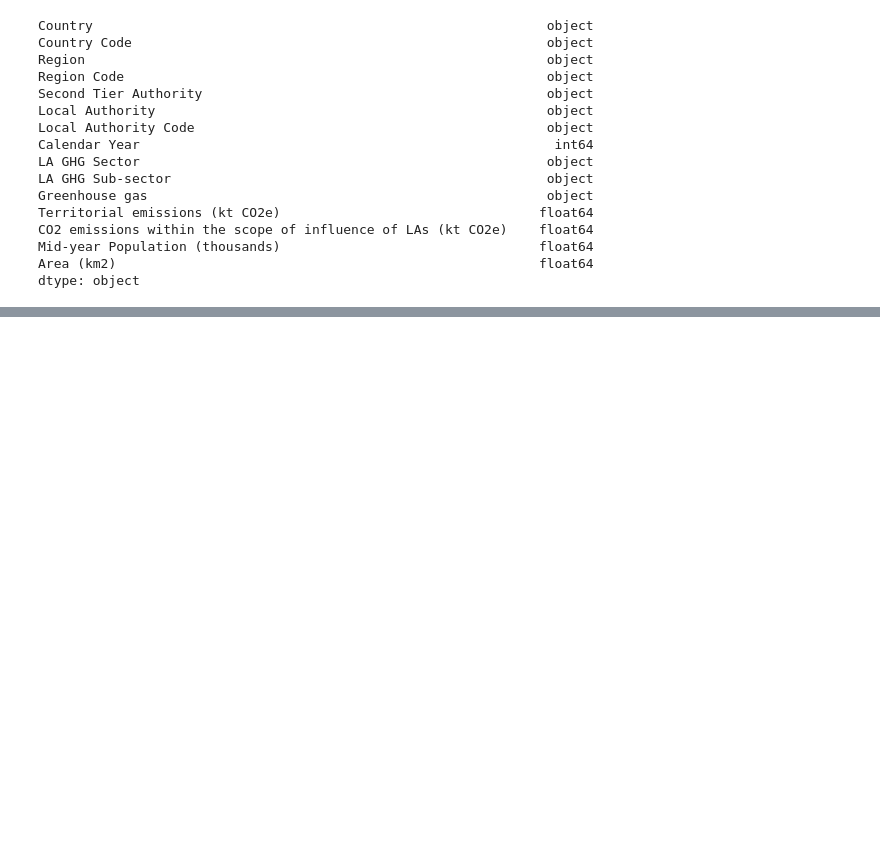
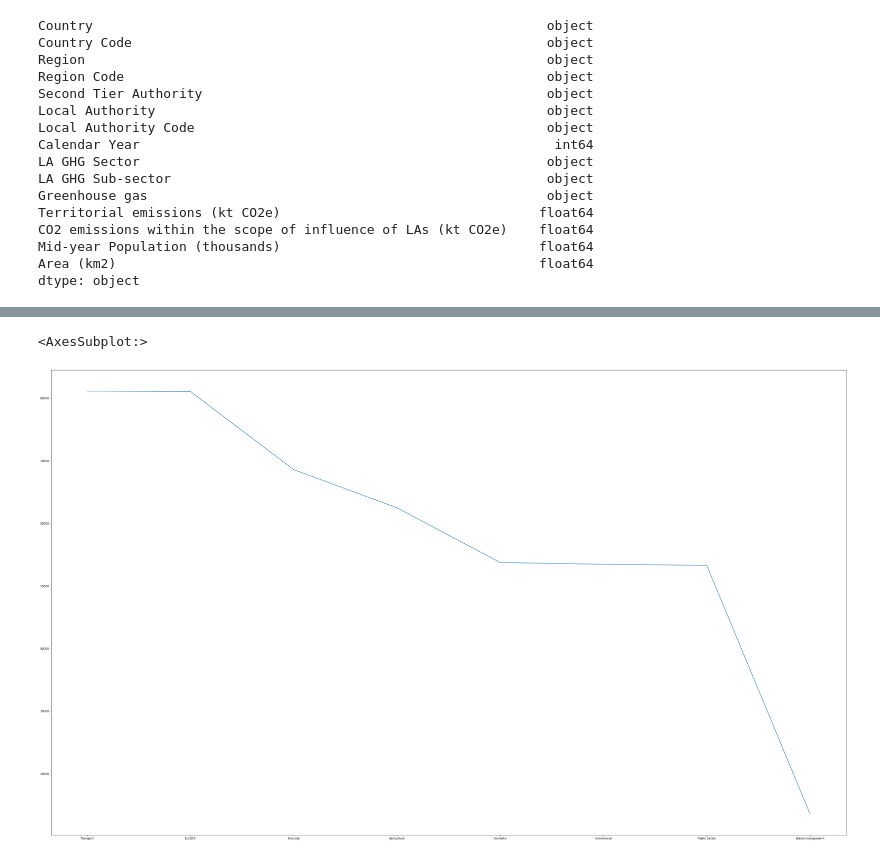
Before and after one commit to h-nadeem/hn-dataproject, a Jupyter notebook: Draft1 copy.ipynb, the cells around one changed output, grey strips where cells are left out. Cells and saved outputs as stored; diff of their text form; code cells hidden in the pictures; blank space fills up the shorter version.

```diff
--- a/Draft1 copy.ipynb
+++ b/Draft1 copy.ipynb
@@ -135,0 +149,2 @@ ax.stackplot(gd['Area (km2)'],gd['Mid-year Population (thousands)'], lw=1.5, edg
+# %%
+dfi=gd['LA GHG Sector'].value_counts()
@@ -135,0 +156,5 @@ ax.stackplot(gd['Area (km2)'],gd['Mid-year Population (thousands)'], lw=1.5, edg
+# %%
+dfi.plot()
+# %% [output]
+<AxesSubplot:>
+[figure, added]
```
Also changed, not shown: parts of 9 cells of this notebook, 2 other files.
